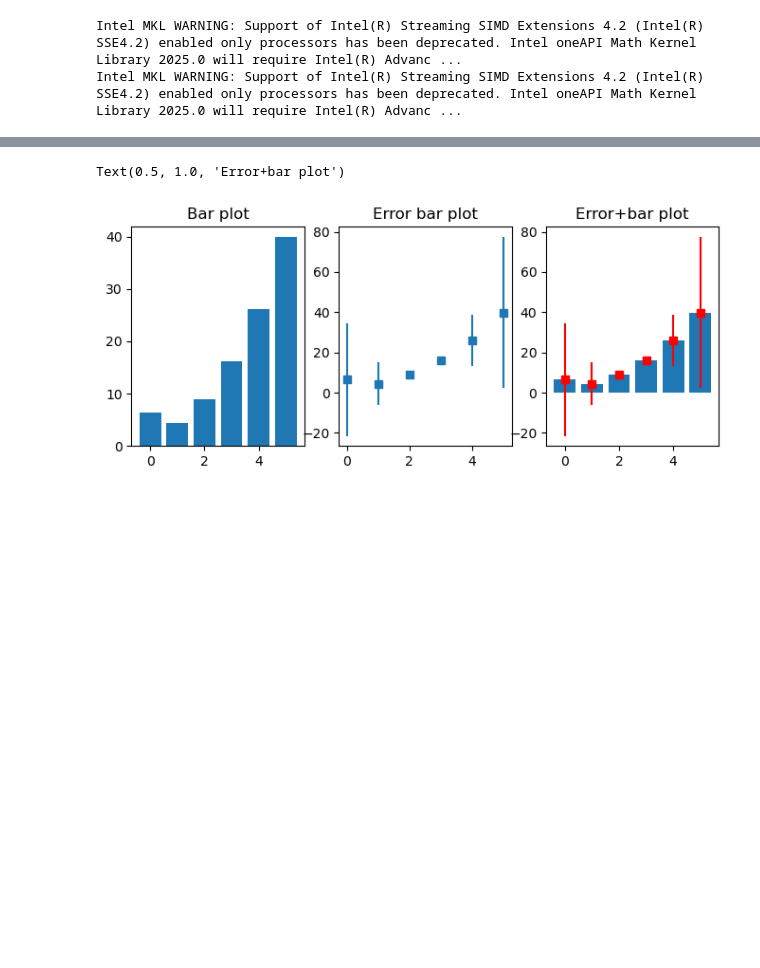
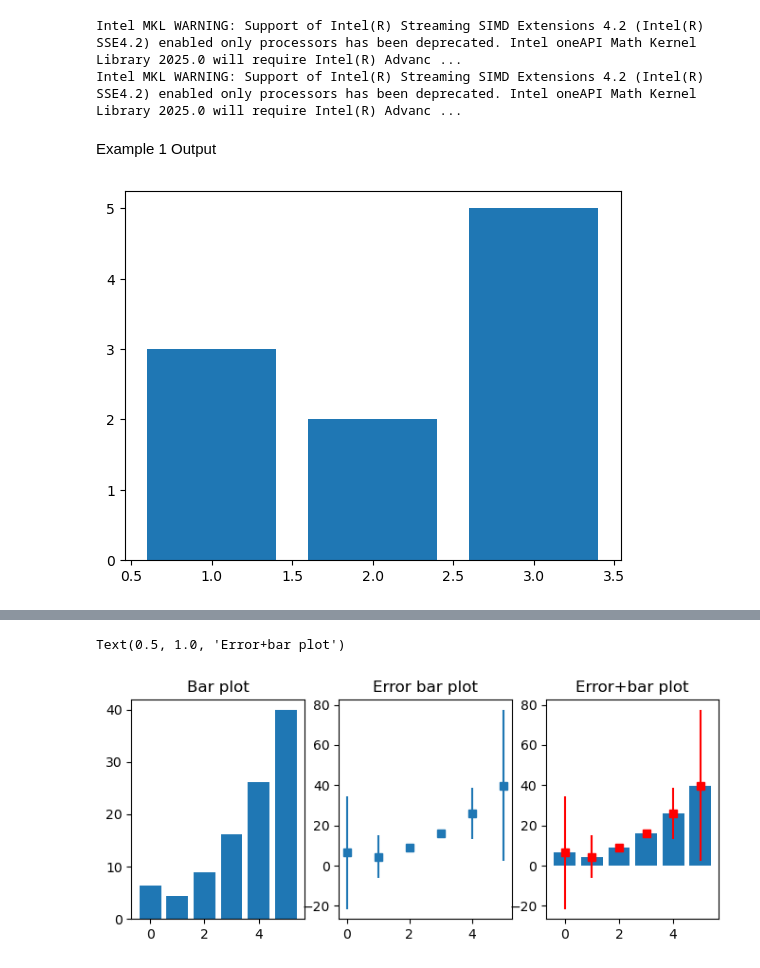
Before and after one commit to davidul/data-science, a Jupyter notebook: 03-statistics/01-bar-plots.ipynb, the cells around one changed output, grey strips where cells are left out. Saved outputs shown, nothing was run; the diff lists cells and outputs as text; code cells hidden in the pictures; blank space fills up the shorter version.

Commit message:
bar plots

```diff
--- a/03-statistics/01-bar-plots.ipynb
+++ b/03-statistics/01-bar-plots.ipynb
@@ -5,3 +23,10 @@ import pandas as pd
 # %% [output]
 Intel MKL WARNING: Support of Intel(R) Streaming SIMD Extensions 4.2 (Intel(R) SSE4.2) enabled only processors has been deprecated. Intel oneAPI Math Kernel Library 2025.0 will require Intel(R) Advanc ...
 Intel MKL WARNING: Support of Intel(R) Streaming SIMD Extensions 4.2 (Intel(R) SSE4.2) enabled only processors has been deprecated. Intel oneAPI Math Kernel Library 2025.0 will require Intel(R) Advanc ...
+# %% [markdown]
+Example 1 Output
+# %%
+plt.bar([1, 2, 3], [3, 2, 5])
+plt.show()
+# %% [output]
+[figure, added]
```
Also changed, not shown: parts of 8 cells of this notebook.
